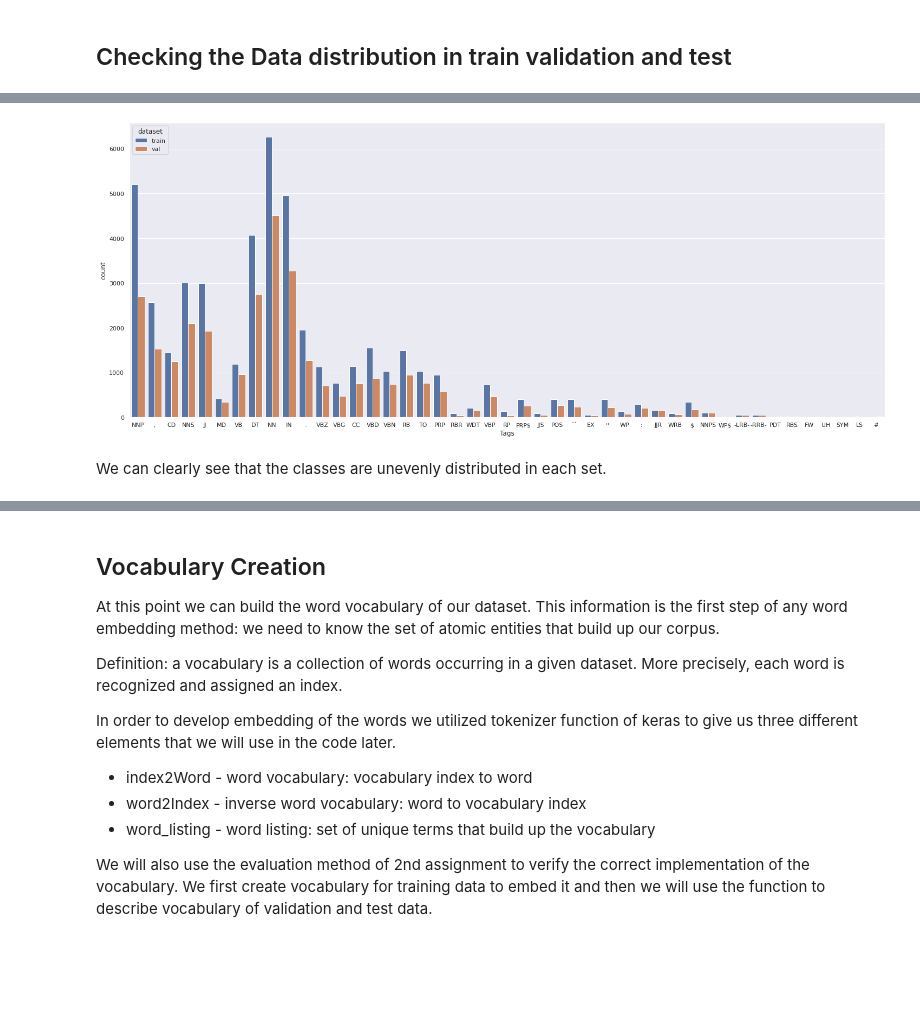
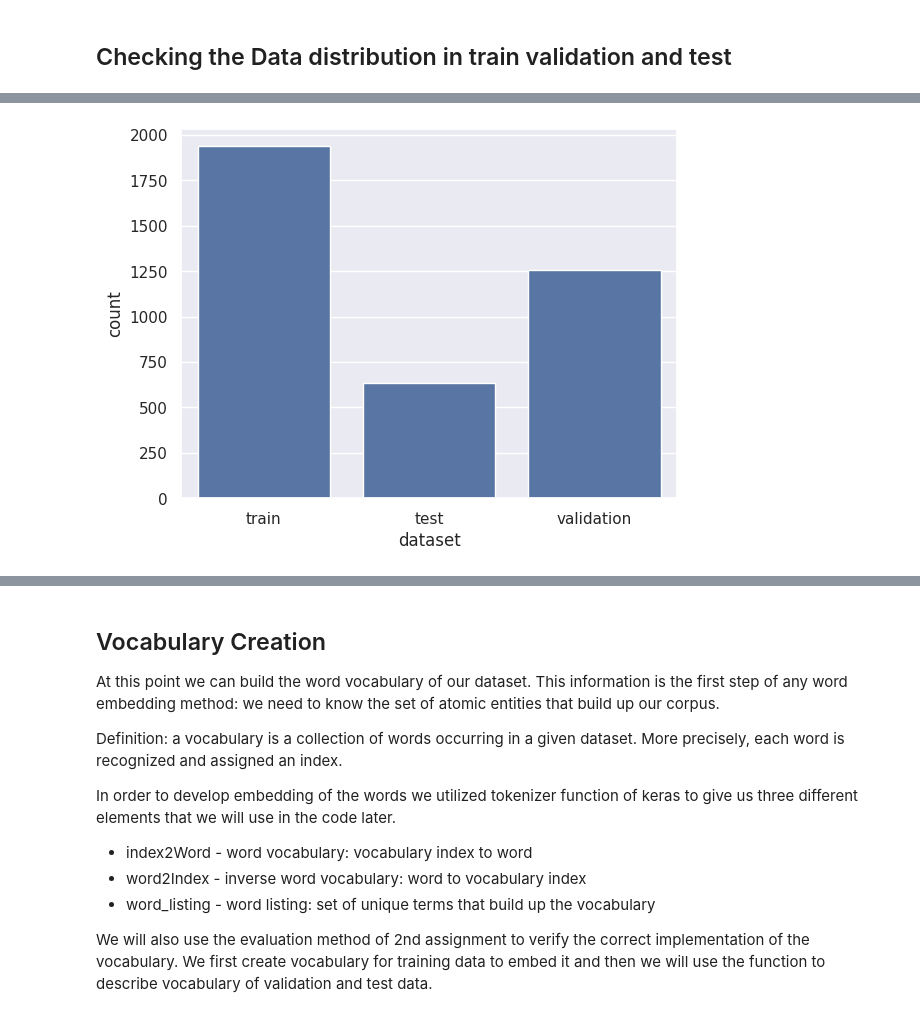
Before and after one commit to SHAMIK-97/NLP-POS_tagging, a Jupyter notebook: POS_tagging_Assignment_1.ipynb, the cells around one changed output, grey strips where cells are left out. Cells and saved outputs as stored; diff of their text form; code cells hidden in the pictures; blank space fills up the shorter version.

```diff
--- a/POS_tagging_Assignment_1.ipynb
+++ b/POS_tagging_Assignment_1.ipynb
@@ -216,15 +627,0 @@ plt.show()
-# %%
-# Plotting classes distribution in train and val
-data_train = data['train'].explode('Tags')
-data_val = data['validation'].explode('Tags')
-
-concatenated = pd.concat([data_train.assign(dataset='train'), data_val.assign(dataset='val')])
-
-_, ax = plt.subplots(figsize=(25, 10))
-sns.countplot(data=concatenated , x='Tags', hue='dataset', ax=ax)
-
-plt.show()
-# %% [output]
-[figure, removed]
-# %% [markdown]
-We can clearly see that the classes are unevenly distributed in each set.
@@ -230,0 +664,56 @@ We can clearly see that the classes are unevenly distributed in each set.
+# %%
+# ============================================================================
+# BUILD ONE DATAFRAME PER SPLIT AND PLOT THE SPLIT SIZES
+# Joins each split's sentences and tags into a two-column DataFrame,
+# stacks the three splits into one table with a "dataset" label, and draws
+# a bar chart of how many sentences each split contains.
+# ============================================================================
+
+# Dictionary mapping each split name to a DataFrame with two columns:
+# the sentence (list of tokens) and its tags (list of tags).
+data = {
+    # pd.merge joins two objects. With left_index=True and right_index=True
+    # the join key is the row index rather than a column, so row i of the
+    # sentences is matched with row i of the tags. Both Series were built
+    # from lists of the same length with the default index 0..N-1, so every
+    # row matches exactly once. Named Series are accepted by pd.merge and
+    # their names become the column headers.
+    # (pd.concat([sentences, tags], axis=1) would give the same result and
+    # states the intent, "place side by side", more directly.)
+    'train': pd.merge(train_sentences_frame, train_tags_frame, right_index=True, left_index=True),
+    # Same for the test split: columns 'test_sentences' and 'Tags'.
+    'test':  pd.merge(test_sentences_frame, test_tags_frame, right_index=True, left_index=True),
+    # Same for the validation split: columns 'validation_sentences' and 'Tags'.
+    'validation': pd.merge(validation_sentences_frame, validation_tags_frame, right_index=True, left_index=True)}
+
+# Apply seaborn's default visual theme to all following plots (grid
+# background, font sizes, palette). color_codes=True lets matplotlib's
+# single-letter colour shortcuts ('b', 'g', 'r', ...) map to seaborn's
+# palette instead of the pure primary colours.
+# (In recent seaborn versions sns.set is an alias of sns.set_theme.)
+sns.set(color_codes=True)
+
+# Stack the three split DataFrames vertically into one long table:
+# - data[split].assign(dataset=split) returns a copy of the split's
+#   DataFrame with an extra column 'dataset' whose value is the split name
+#   ('train', 'test' or 'validation') on every row. This label is what the
+#   plot groups by.
+# - The list comprehension does this for every key of the dictionary.
+# - pd.concat appends the rows one after another. Columns are aligned by
+#   name: 'Tags' is shared, but the sentence columns have different names
+#   in each split, so the result has three separate sentence columns, each
+#   filled only for its own split and NaN elsewhere.
+# - The original indices are kept, so the index restarts at 0 for each
+#   split and values repeat (add ignore_index=True for a unique index).
+concatenated = pd.concat([data[split].assign(dataset=split) for split in data.keys()])
+
+# Bar chart of row counts per value of the 'dataset' column. Since each row
+# is one sentence, the bar heights are the number of sentences per split
+# (train 1,938, test 636, validation 1,256). Bars appear in the order the
+# values first occur in the table: train, test, validation.
+sns.countplot(x='dataset', data=concatenated)
+
+# Render the figure below the cell.
+plt.show()
+# %% [output]
+[figure, added]
```
Also changed, not shown: parts of 78 cells of this notebook.
